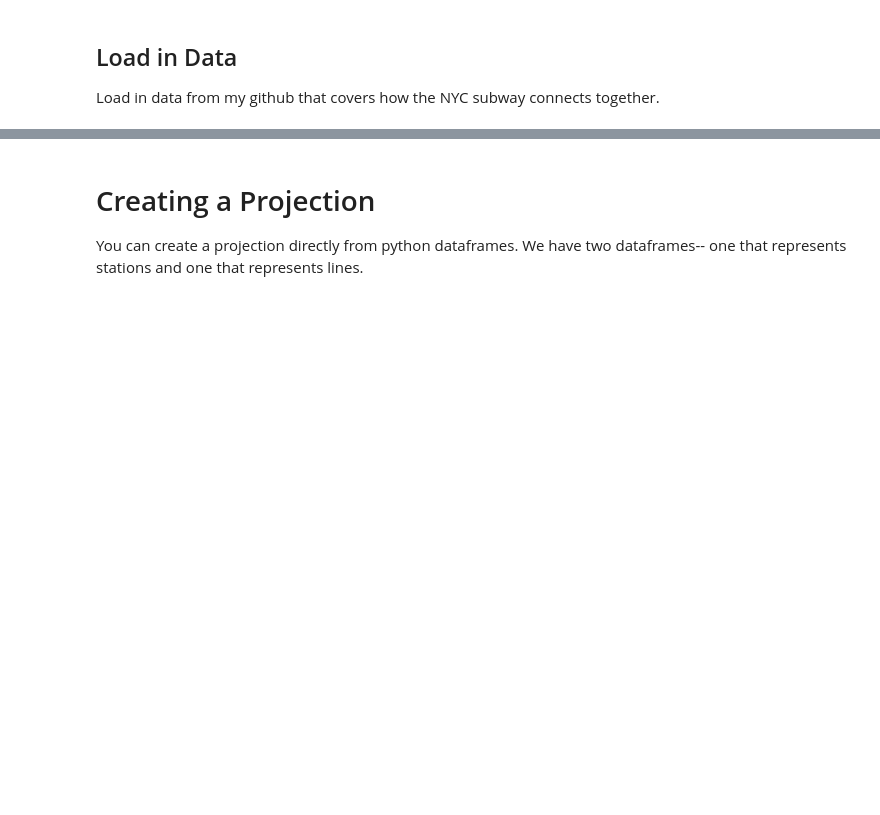
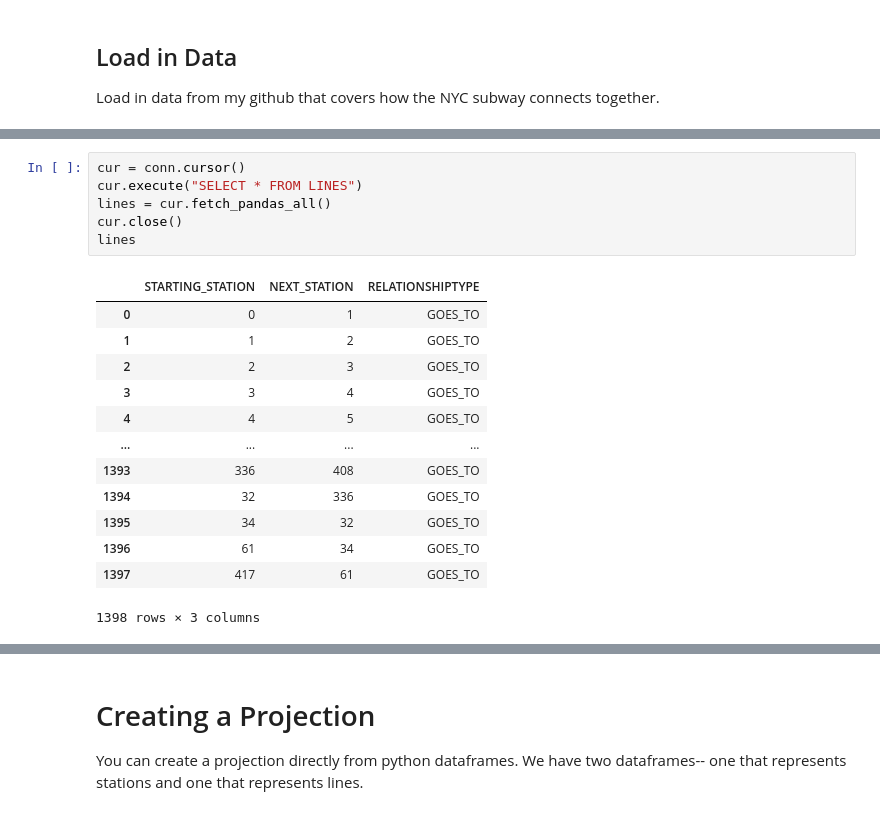
Before and after one commit to neo4j-product-examples/aura-graph-analytics, a Jupyter notebook: mta_subways/Subways.ipynb, the cells around one changed output, grey strips where cells are left out. Saved outputs shown, nothing was run; the diff lists cells and outputs as text; blank space fills up the shorter version.

```diff
--- a/mta_subways/Subways.ipynb
+++ b/mta_subways/Subways.ipynb
@@ -71,0 +97,20 @@ stations = pd.read_csv("https://raw.githubusercontent.com/corydonbaylor/aura-gra
+# %%
+cur = conn.cursor()
+cur.execute("SELECT * FROM LINES")
+lines = cur.fetch_pandas_all()
+cur.close()
+lines
+# %% [output]
+|  | STARTING_STATION | NEXT_STATION | RELATIONSHIPTYPE |
+| 0 | 0 | 1 | GOES_TO |
+| 1 | 1 | 2 | GOES_TO |
+| 2 | 2 | 3 | GOES_TO |
+| 3 | 3 | 4 | GOES_TO |
+| 4 | 4 | 5 | GOES_TO |
+| ... | ... | ... | ... |
+| 1393 | 336 | 408 | GOES_TO |
+| 1394 | 32 | 336 | GOES_TO |
+| 1395 | 34 | 32 | GOES_TO |
+| 1396 | 61 | 34 | GOES_TO |
+| 1397 | 417 | 61 | GOES_TO |
+1398 rows × 3 columns
```
Also changed, not shown: parts of 14 cells of this notebook, 1 other file.
